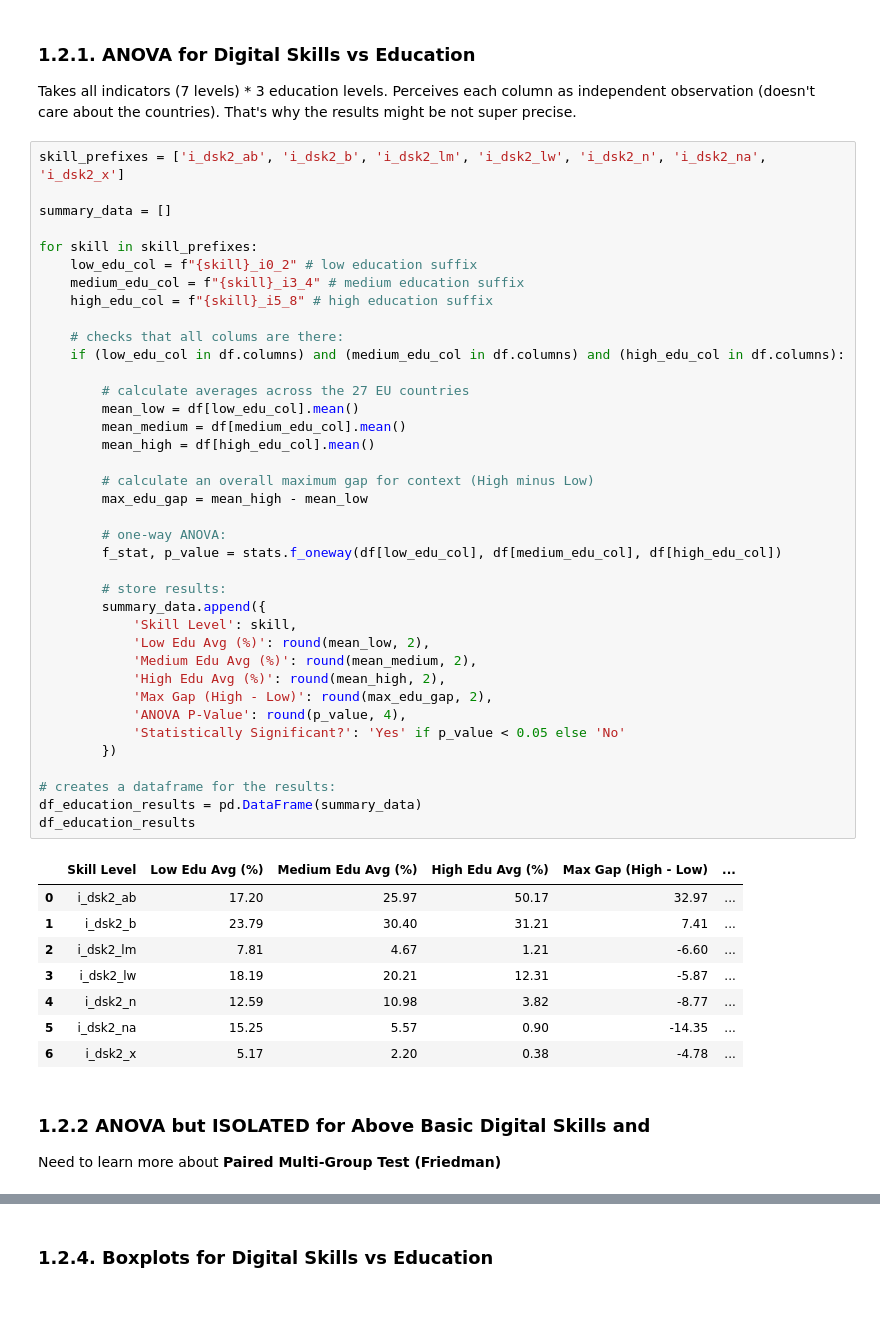
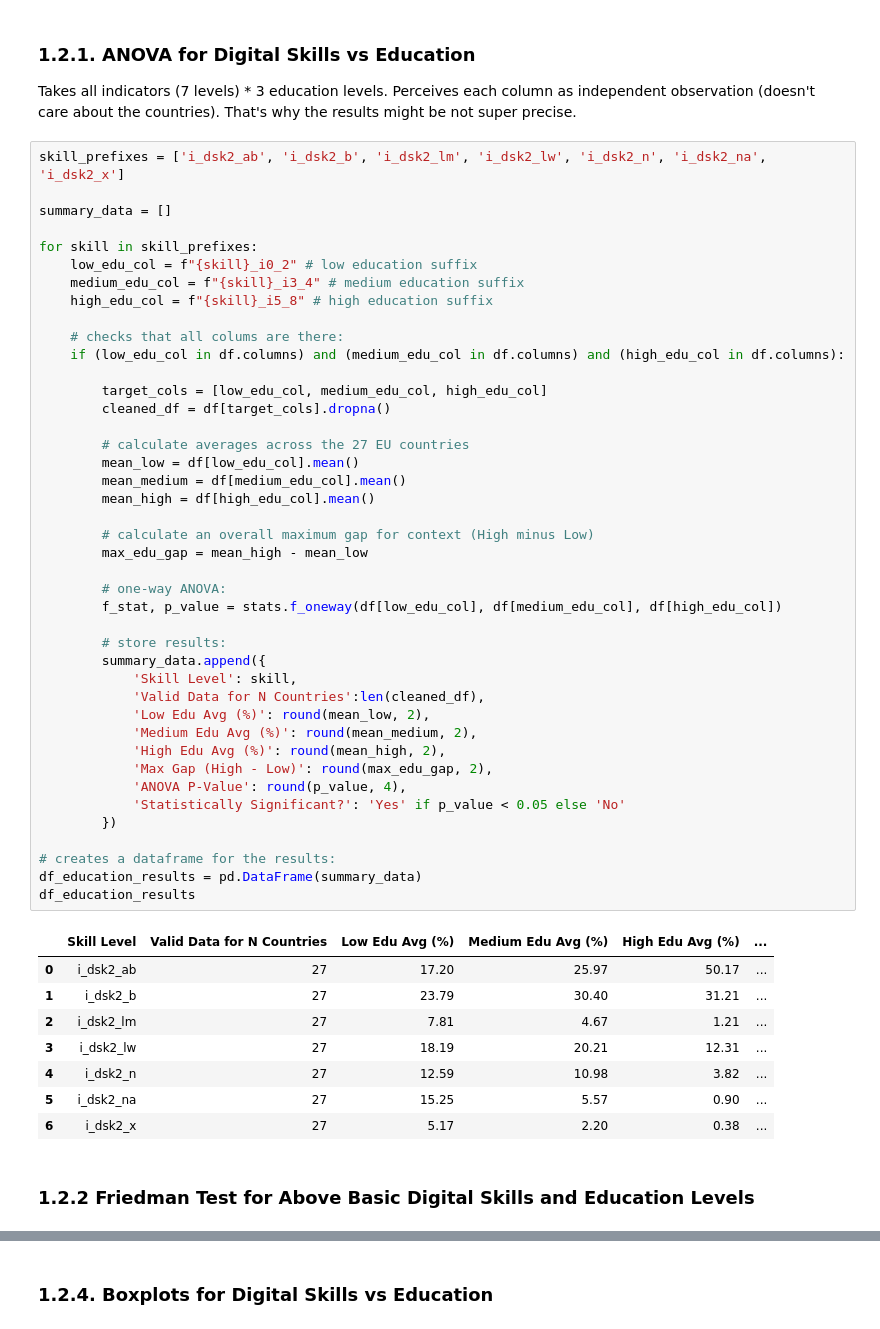
Before and after one commit to skibodaria/digital_literacy_eu, a Jupyter notebook: 03_eda/02_1_dem_digit_skills.ipynb, the cells around one changed output, grey strips where cells are left out. Saved outputs shown, nothing was run; the diff lists cells and outputs as text; blank space fills up the shorter version.

```diff
--- a/03_eda/02_dem_digit_skills.ipynb
+++ b/03_eda/02_1_dem_digit_skills.ipynb
@@ -279,45 +288,47 @@ for skill in skill_prefixes:
 
     # checks that all colums are there:
     if (low_edu_col in df.columns) and (medium_edu_col in df.columns) and (high_edu_col in df.columns):
+
+        target_cols = [low_edu_col, medium_edu_col, high_edu_col]
+        cleaned_df = df[target_cols].dropna()
 
         # calculate averages across the 27 EU countries
         mean_low = df[low_edu_col].mean()
         mean_medium = df[medium_edu_col].mean()
         mean_high = df[high_edu_col].mean()
 
         # calculate an overall maximum gap for context (High minus Low)
         max_edu_gap = mean_high - mean_low
 
         # one-way ANOVA:
         f_stat, p_value = stats.f_oneway(df[low_edu_col], df[medium_edu_col], df[high_edu_col])
 
         # store results:
         summary_data.append({
             'Skill Level': skill,
+            'Valid Data for N Countries':len(cleaned_df),
             'Low Edu Avg (%)': round(mean_low, 2),
             'Medium Edu Avg (%)': round(mean_medium, 2),
             'High Edu Avg (%)': round(mean_high, 2),
             'Max Gap (High - Low)': round(max_edu_gap, 2),
             'ANOVA P-Value': round(p_value, 4),
             'Statistically Significant?': 'Yes' if p_value < 0.05 else 'No'
         })
 
 # creates a dataframe for the results:
 df_education_results = pd.DataFrame(summary_data)
 df_education_results
 # %% [output]
-|  | Skill Level | Low Edu Avg (%) | Medium Edu Avg (%) | High Edu Avg (%) | Max Gap (High - Low) | ... |
-| 0 | i_dsk2_ab | 17.20 | 25.97 | 50.17 | 32.97 | ... |
-| 1 | i_dsk2_b | 23.79 | 30.40 | 31.21 | 7.41 | ... |
-| 2 | i_dsk2_lm | 7.81 | 4.67 | 1.21 | -6.60 | ... |
-| 3 | i_dsk2_lw | 18.19 | 20.21 | 12.31 | -5.87 | ... |
-| 4 | i_dsk2_n | 12.59 | 10.98 | 3.82 | -8.77 | ... |
-| 5 | i_dsk2_na | 15.25 | 5.57 | 0.90 | -14.35 | ... |
-| 6 | i_dsk2_x | 5.17 | 2.20 | 0.38 | -4.78 | ... |
+|  | Skill Level | Valid Data for N Countries | Low Edu Avg (%) | Medium Edu Avg (%) | High Edu Avg (%) | ... |
+| 0 | i_dsk2_ab | 27 | 17.20 | 25.97 | 50.17 | ... |
+| 1 | i_dsk2_b | 27 | 23.79 | 30.40 | 31.21 | ... |
+| 2 | i_dsk2_lm | 27 | 7.81 | 4.67 | 1.21 | ... |
+| 3 | i_dsk2_lw | 27 | 18.19 | 20.21 | 12.31 | ... |
+| 4 | i_dsk2_n | 27 | 12.59 | 10.98 | 3.82 | ... |
+| 5 | i_dsk2_na | 27 | 15.25 | 5.57 | 0.90 | ... |
+| 6 | i_dsk2_x | 27 | 5.17 | 2.20 | 0.38 | ... |
 # %% [markdown]
-### 1.2.2 ANOVA but ISOLATED for Above Basic Digital Skills and
-
-Need to learn more about **Paired Multi-Group Test (Friedman)**
+### 1.2.2 Friedman Test for Above Basic Digital Skills and Education Levels
 # %%
 # isolating ONE skills + 3 education levels:
 edu_cols_ab = ['i_dsk2_ab_i5_8', 'i_dsk2_ab_i3_4', 'i_dsk2_ab_i0_2']
```
Also changed, not shown: parts of 29 cells of this notebook, 3 other files.
